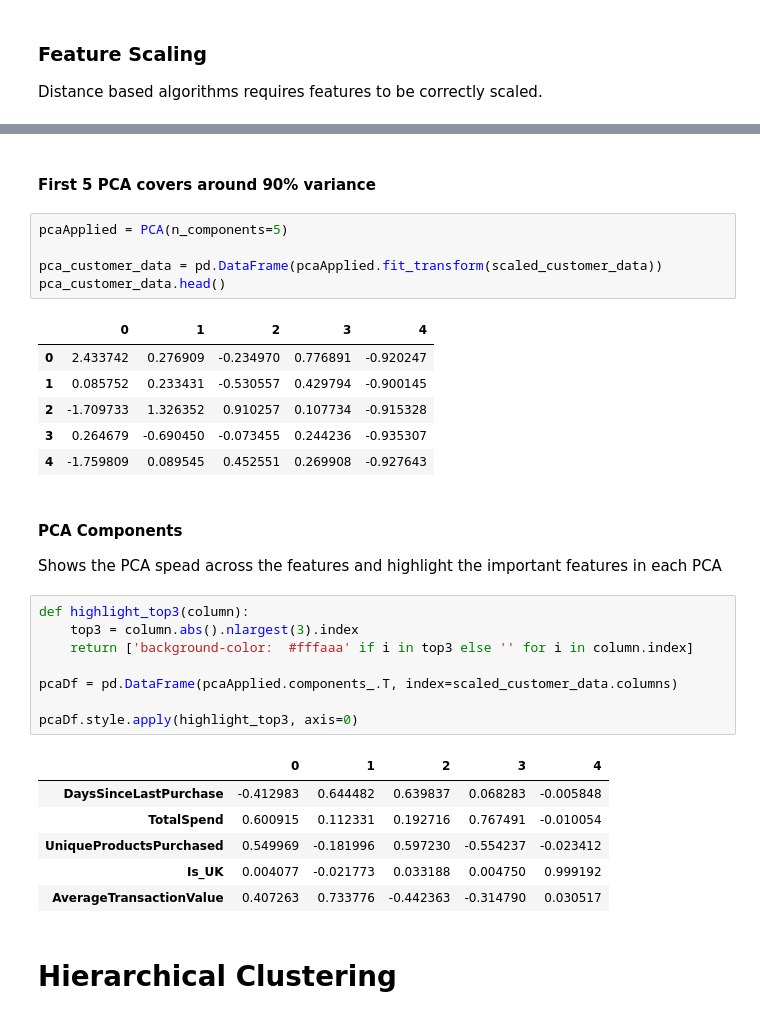
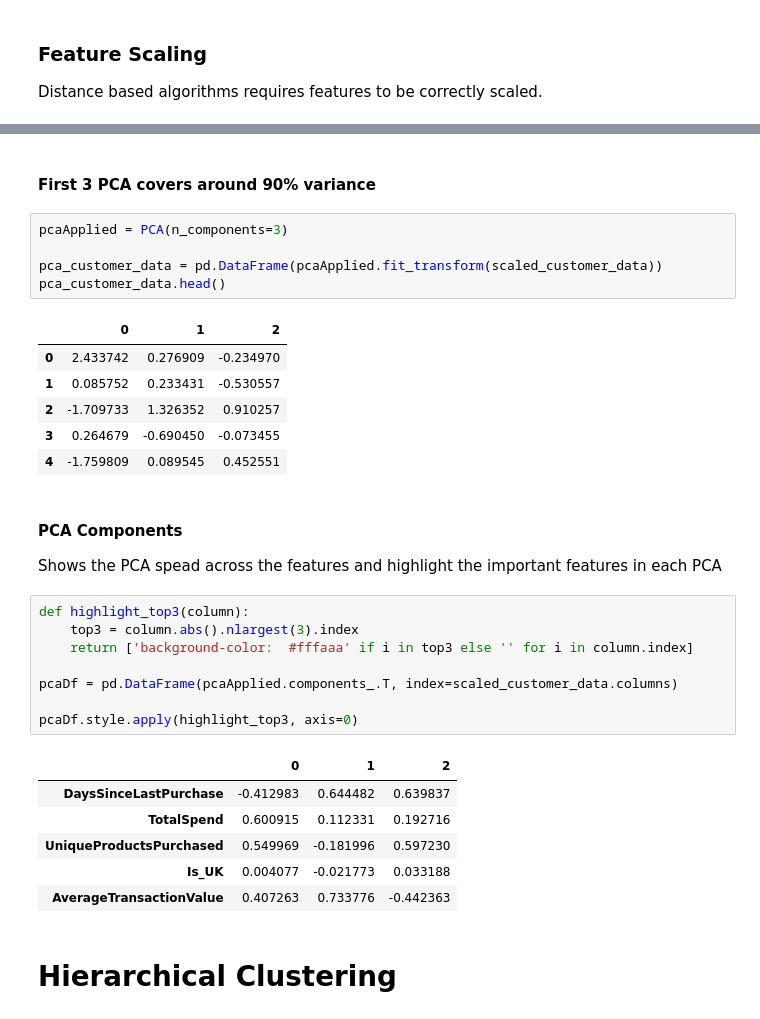
Before and after one commit to infoscale/ICBS-AIML-Capstone-Portfolio, a Jupyter notebook: customer_recommendations.ipynb, the cells around one changed output, grey strips where cells are left out. Drawn from its saved outputs; the diff is of its cells as text.

```diff
--- a/customer_recommendations.ipynb
+++ b/customer_recommendations.ipynb
@@ -236,17 +239,17 @@ plt.show()
 # %% [markdown]
-#### First 5 PCA covers around 90% variance
+#### First 3 PCA covers around 90% variance
 # %%
-pcaApplied = PCA(n_components=5)
+pcaApplied = PCA(n_components=3)
 
 pca_customer_data = pd.DataFrame(pcaApplied.fit_transform(scaled_customer_data))
 pca_customer_data.head()
 # %% [output]
-|  | 0 | 1 | 2 | 3 | 4 |
-| 0 | 2.433742 | 0.276909 | -0.234970 | 0.776891 | -0.920247 |
-| 1 | 0.085752 | 0.233431 | -0.530557 | 0.429794 | -0.900145 |
-| 2 | -1.709733 | 1.326352 | 0.910257 | 0.107734 | -0.915328 |
-| 3 | 0.264679 | -0.690450 | -0.073455 | 0.244236 | -0.935307 |
-| 4 | -1.759809 | 0.089545 | 0.452551 | 0.269908 | -0.927643 |
+|  | 0 | 1 | 2 |
+| 0 | 2.433742 | 0.276909 | -0.234970 |
+| 1 | 0.085752 | 0.233431 | -0.530557 |
+| 2 | -1.709733 | 1.326352 | 0.910257 |
+| 3 | 0.264679 | -0.690450 | -0.073455 |
+| 4 | -1.759809 | 0.089545 | 0.452551 |
 # %% [markdown]
 #### PCA Components
 Shows the PCA spead across the features and highlight the important features in each PCA
@@ -259,12 +262,12 @@ pcaDf = pd.DataFrame(pcaApplied.components_.T, index=scaled_customer_data.column
 
 pcaDf.style.apply(highlight_top3, axis=0)
 # %% [output]
-|  | 0 | 1 | 2 | 3 | 4 |
-| DaysSinceLastPurchase | -0.412983 | 0.644482 | 0.639837 | 0.068283 | -0.005848 |
-| TotalSpend | 0.600915 | 0.112331 | 0.192716 | 0.767491 | -0.010054 |
-| UniqueProductsPurchased | 0.549969 | -0.181996 | 0.597230 | -0.554237 | -0.023412 |
-| Is_UK | 0.004077 | -0.021773 | 0.033188 | 0.004750 | 0.999192 |
-| AverageTransactionValue | 0.407263 | 0.733776 | -0.442363 | -0.314790 | 0.030517 |
+|  | 0 | 1 | 2 |
+| DaysSinceLastPurchase | -0.412983 | 0.644482 | 0.639837 |
+| TotalSpend | 0.600915 | 0.112331 | 0.192716 |
+| UniqueProductsPurchased | 0.549969 | -0.181996 | 0.597230 |
+| Is_UK | 0.004077 | -0.021773 | 0.033188 |
+| AverageTransactionValue | 0.407263 | 0.733776 | -0.442363 |
 # %% [markdown]
 # **Hierarchical Clustering**
 # %%
```
Also changed, not shown: parts of 11 cells of this notebook, 11 other files.
